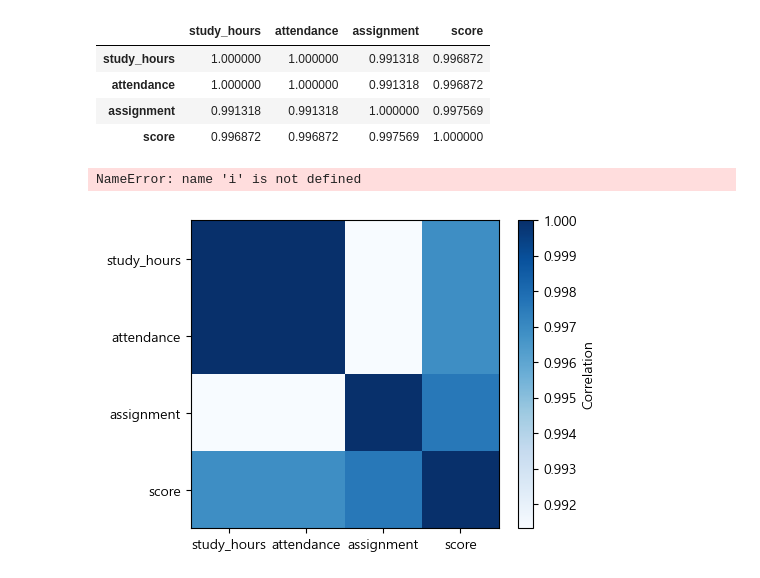
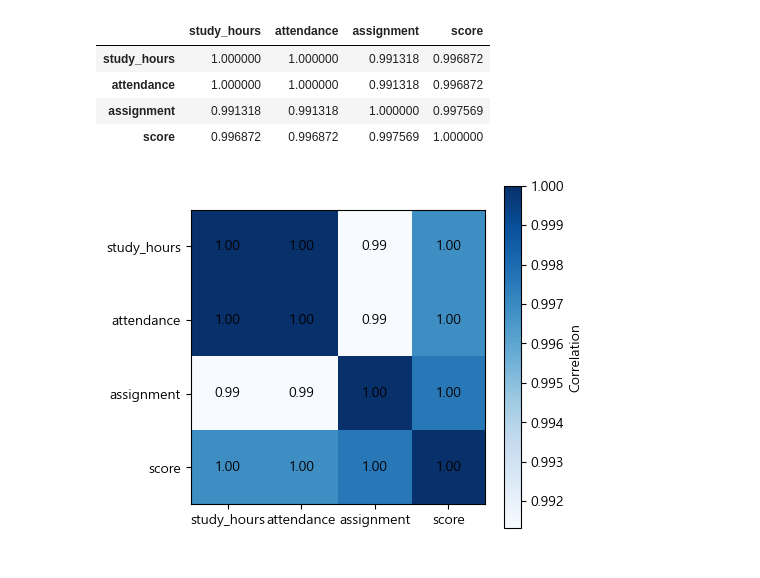
Before and after one commit to LEEJAEHO98/daelim-2-3-ai-programming, a Jupyter notebook: 9주차.ipynb, the cells around one changed output. Drawn from its saved outputs; the diff is of its cells as text; code cells hidden in the pictures.

```diff
--- a/9주차.ipynb
+++ b/9주차.ipynb
@@ -114,31 +114,19 @@ corr
 | assignment | 0.991318 | 0.991318 | 1.000000 | 0.997569 |
 | score | 0.996872 | 0.996872 | 0.997569 | 1.000000 |
 # %%
-import matplotlib.pyplot as plt
-
-plt.figure(figsize=(6, 5)) # 글자가 들어갈 공간을 위해 크기를 살짝 키웠습니다.
+plt.figure(figsize=(5,4))
 plt.imshow(corr, cmap="Blues")
 plt.colorbar(label="Correlation")
-
-# 축 레이블 설정
-plt.xticks(range(len(corr.columns)), corr.columns, rotation=45) # 텍스트 겹침 방지를 위해 회전
+plt.xticks(range(len(corr.columns)), corr.columns)
 plt.yticks(range(len(corr.columns)), corr.columns)
 
 # 각 칸에 숫자 표시
+
 for row in range(len(corr.columns)):
     for col in range(len(corr.columns)):
-        val = corr.iloc[row, col]
-
-        # 소수점 2자리까지 포맷팅하고,
-        # 배경색이 너무 진할 경우(0.7 이상) 글자색을 흰색으로 변경하는 센스!
-        color = "white" if val > 0.7 else "black"
-
-        plt.text(col, row, f"{val:.2f}",
-                 ha="center", va="center",
-                 color=color, fontsize=10)
+        plt.text(col, row, f"{corr.iloc[row, col]:.2f}", ha="center", va="center")
 
 plt.tight_layout()
 plt.show()
 # %% [output]
-NameError: name 'i' is not defined
-[figure, old version]
+[figure, new version]
```
